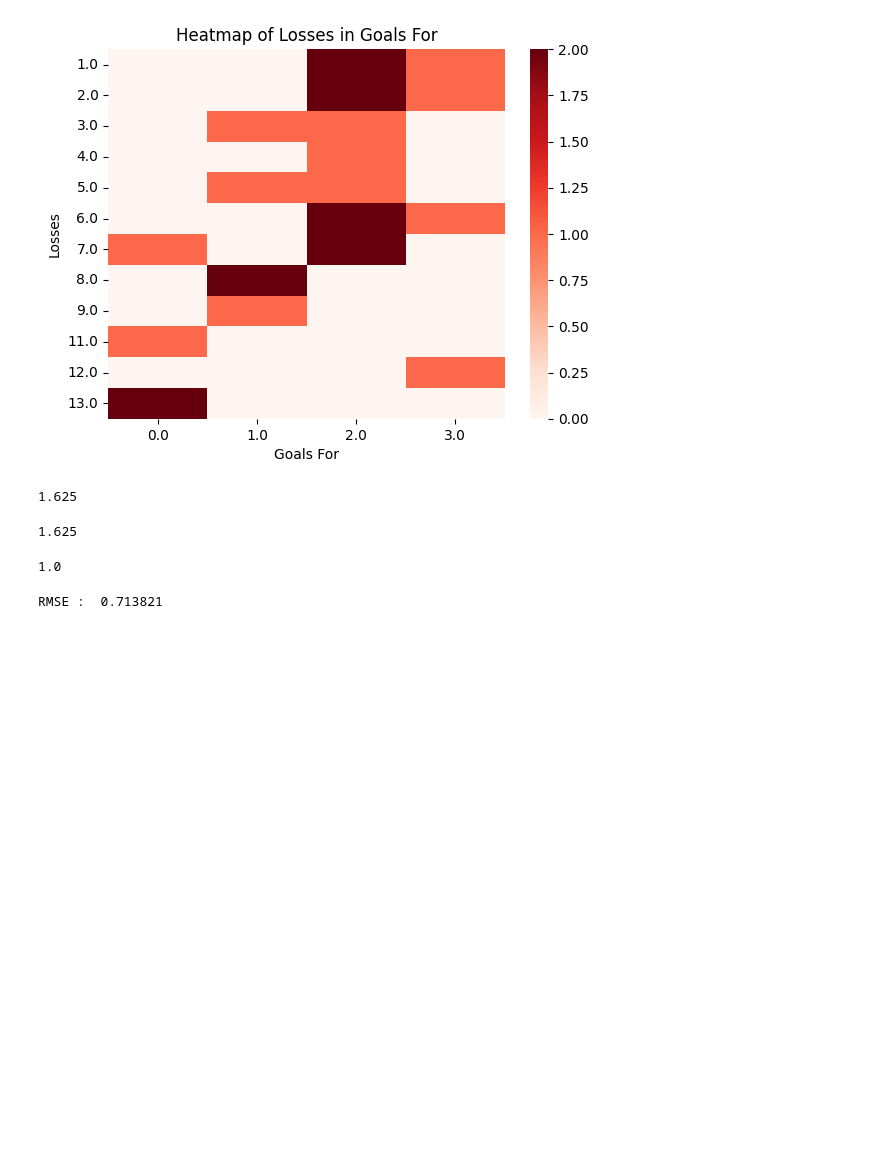
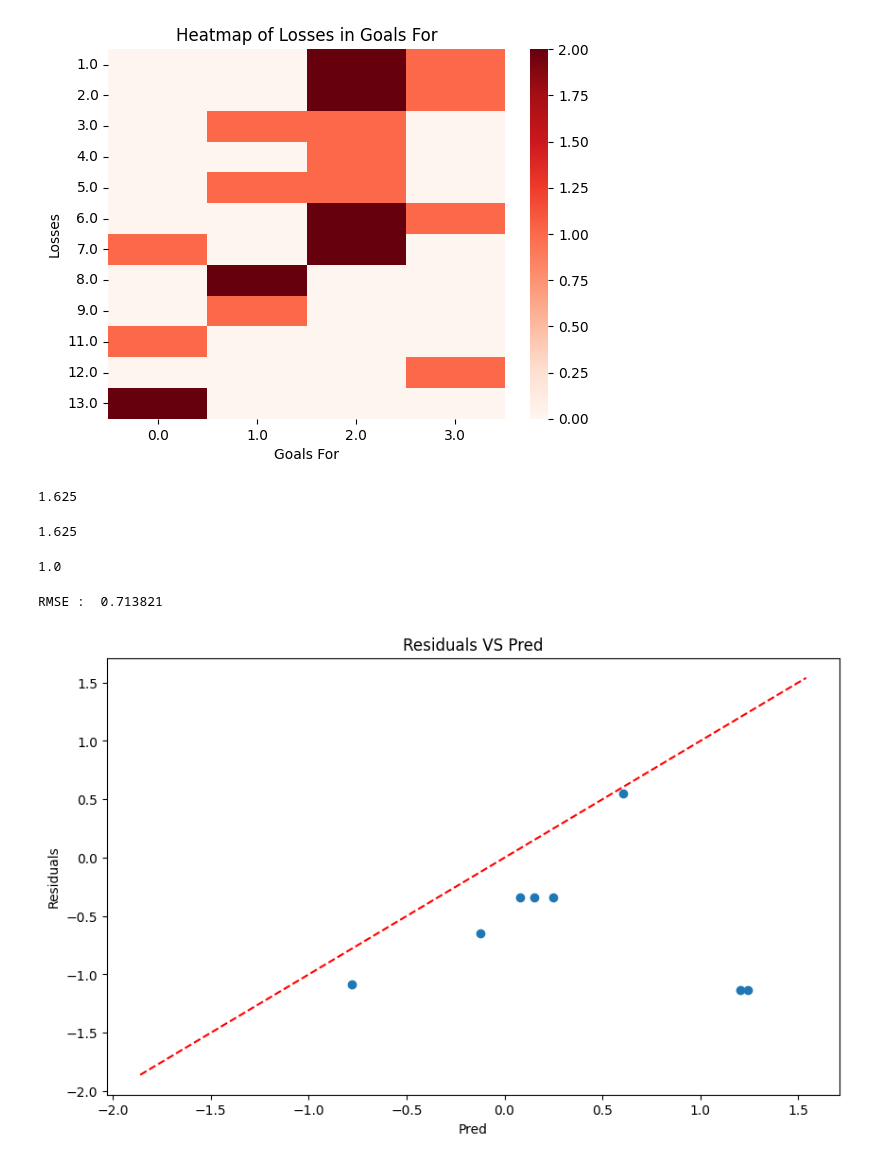
Before and after one commit to SFETNI/Omdena-UEFAEURO2024, a Jupyter notebook: task2-data-analysis/league_table_2021.ipynb, the cells around one changed output. Cells and saved outputs as stored; diff of their text form; code cells hidden in the pictures; blank space fills up the shorter version.

```diff
--- a/task2-data-analysis/league_table_2021.ipynb
+++ b/task2-data-analysis/league_table_2021.ipynb
@@ -378,7 +375,7 @@ import xgboost as xg
 from sklearn.metrics import mean_squared_error as MSE
 from sklearn.model_selection import train_test_split
 # %%
-league_table_for_xg_r=league_table.drop(['Rank','Squad','Top Team Scorer','Goalkeeper','Notes'],axis=1)
+league_table_for_xg_r=league_table.drop(['Rank','Squad','Top Team Scorer','Goalkeeper'],axis=1)
 # %%
 league_table_for_xg_r=league_table_for_xg_r.drop([2,5,10,19])
 # %%
@@ -402,3 +398,17 @@ rmse = np.sqrt(MSE(test_y, pred))
 print("RMSE : % f" %(rmse))
 # %% [output]
 RMSE :  0.713821
+# %%
+residuals = test_y - pred
+# %%
+import matplotlib.pyplot as plt
+
+plt.figure(figsize=(10, 6))
+plt.scatter(residuals,pred)
+plt.plot([y.min(), y.max()], [y.min(), y.max()], 'r--')  # Line for perfect predictions
+plt.title('Residuals VS Pred')
+plt.xlabel('Pred')
+plt.ylabel('Residuals')
+plt.show()
+# %% [output]
+[figure, added]
```
Also changed, not shown: parts of 12 cells of this notebook, 5 other files.
